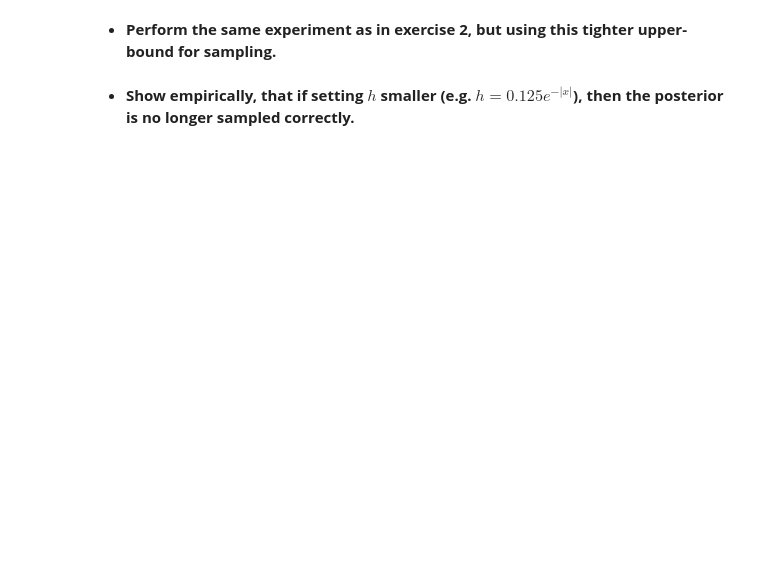
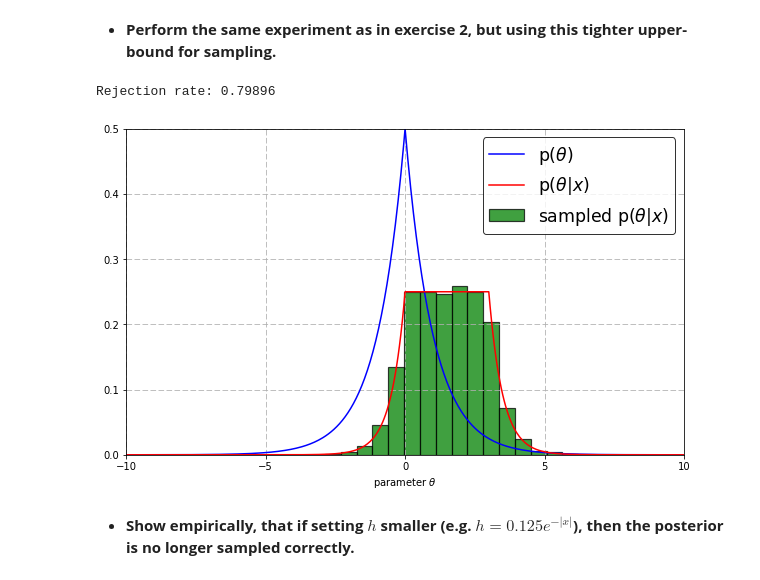
Before and after one commit to tbuz/MachineLearning-TUB, a Jupyter notebook: Week_3/Programming/sheet03.ipynb, the cells around one changed output. Saved outputs shown, nothing was run; the diff lists cells and outputs as text; code cells hidden in the pictures; blank space fills up the shorter version.

```diff
--- a/Week_3/Programming/sheet03.ipynb
+++ b/Week_3/Programming/sheet03.ipynb
@@ -102,2 +128,8 @@ import solution; solution.q3a()
+# %%
+%matplotlib inline
+rejectionSampler(0.25*np.exp(-np.absolute(x)))
+# %% [output]
+Rejection rate: 0.79896
+[figure, added]
 # %% [markdown]
 * **Show empirically, that if setting $h$ smaller (e.g. $h = 0.125 e^{-|x|}$), then the posterior is no longer sampled correctly.**
```
Also changed, not shown: parts of 8 cells of this notebook.
